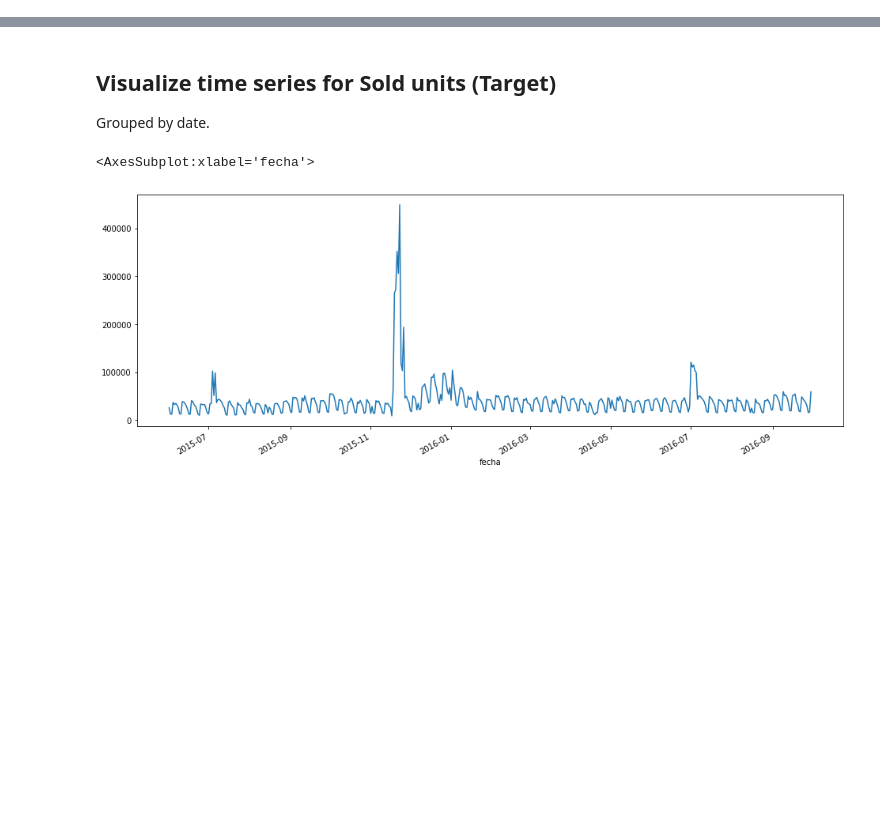
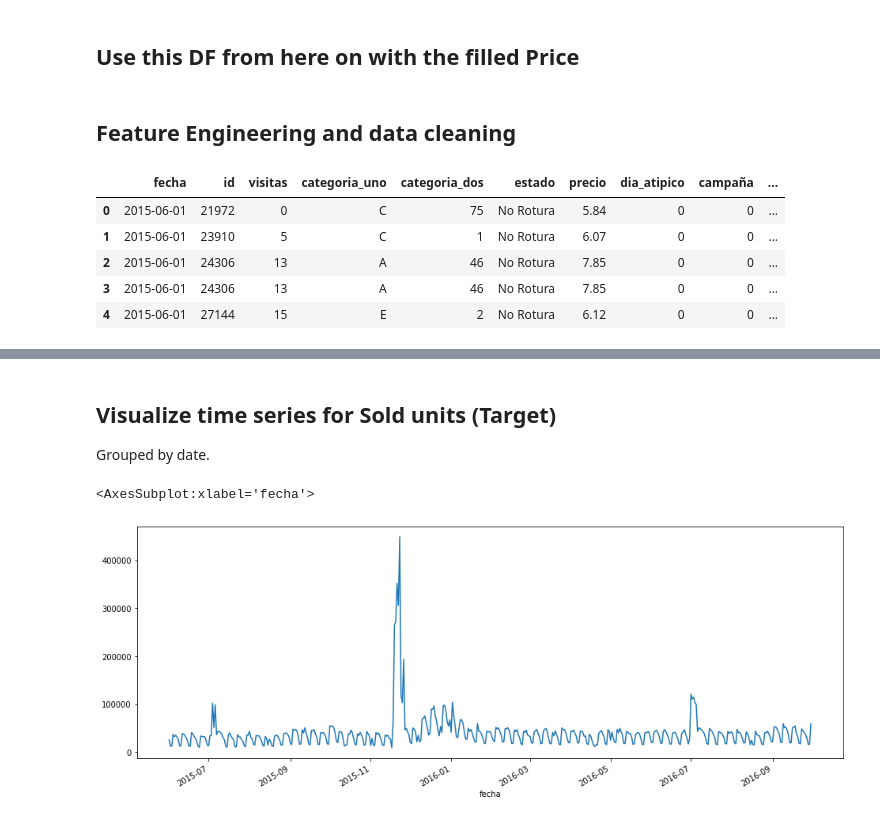
Before and after one commit to Nerucius/2021.ubdatathon, a Jupyter notebook: 1. EDA + Feature Engineering.ipynb, the cells around one changed output, grey strips where cells are left out. Drawn from its saved outputs; the diff is of its cells as text; code cells hidden in the pictures; blank space fills up the shorter version.

Commit message:
Feature engineering

```diff
--- a/1. EDA + Feature Engineering.ipynb
+++ b/1. EDA + Feature Engineering.ipynb
@@ -61,0 +39,2 @@ df_fe.to_csv('./data/Modelar_UH2021_filled_precio.txt')
+# %% [markdown]
+## Use this DF from here on with the filled Price
@@ -61,0 +45,2 @@ df_fe.to_csv('./data/Modelar_UH2021_filled_precio.txt')
+# %% [markdown]
+## Feature Engineering and data cleaning
@@ -61,0 +49,17 @@ df_fe.to_csv('./data/Modelar_UH2021_filled_precio.txt')
+# %%
+df['dia_atipico_neg'] = (df.dia_atipico == -1).astype(int)
+df['dia_atipico_neu'] = (df.dia_atipico == 0).astype(int)
+df['dia_atipico_pos'] = (df.dia_atipico == 1).astype(int)
+
+df['estado_no_rotura'] = (df.estado == 'No Rotura').astype(int)
+df['estado_transito'] = (df.estado == 'Transito').astype(int)
+df['estado_rotura'] = (df.estado == 'Rotura').astype(int)
+
+df[:5]
+# %% [output]
+|  | fecha | id | visitas | categoria_uno | categoria_dos | estado | precio | dia_atipico | campaña | ... |
+| 0 | 2015-06-01 | 21972 | 0 | C | 75 | No Rotura | 5.84 | 0 | 0 | ... |
+| 1 | 2015-06-01 | 23910 | 5 | C | 1 | No Rotura | 6.07 | 0 | 0 | ... |
+| 2 | 2015-06-01 | 24306 | 13 | A | 46 | No Rotura | 7.85 | 0 | 0 | ... |
+| 3 | 2015-06-01 | 24306 | 13 | A | 46 | No Rotura | 7.85 | 0 | 0 | ... |
+| 4 | 2015-06-01 | 27144 | 15 | E | 2 | No Rotura | 6.12 | 0 | 0 | ... |
```
Also changed, not shown: parts of 17 cells of this notebook.
